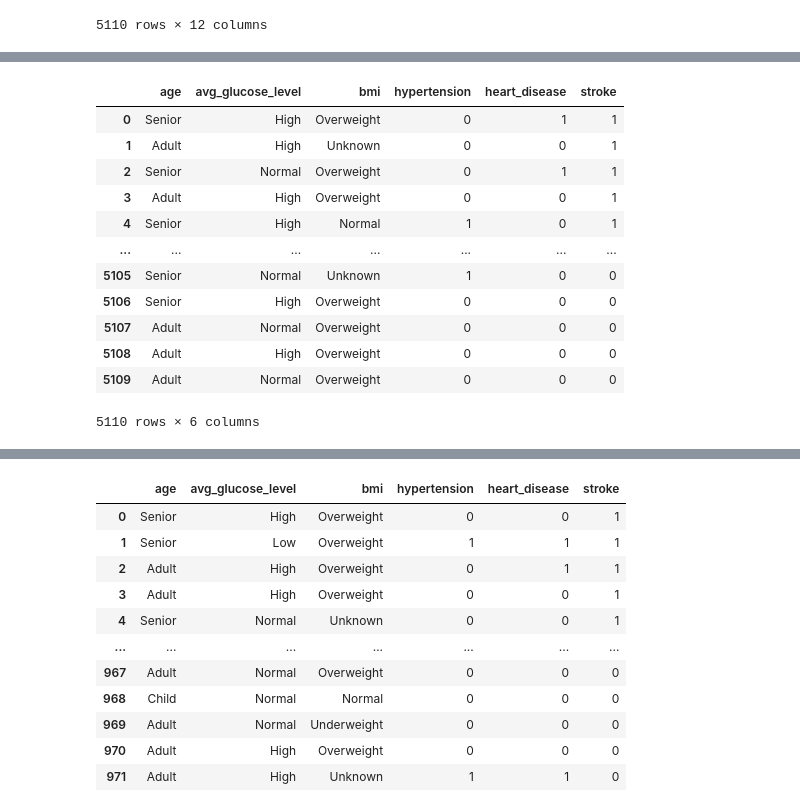
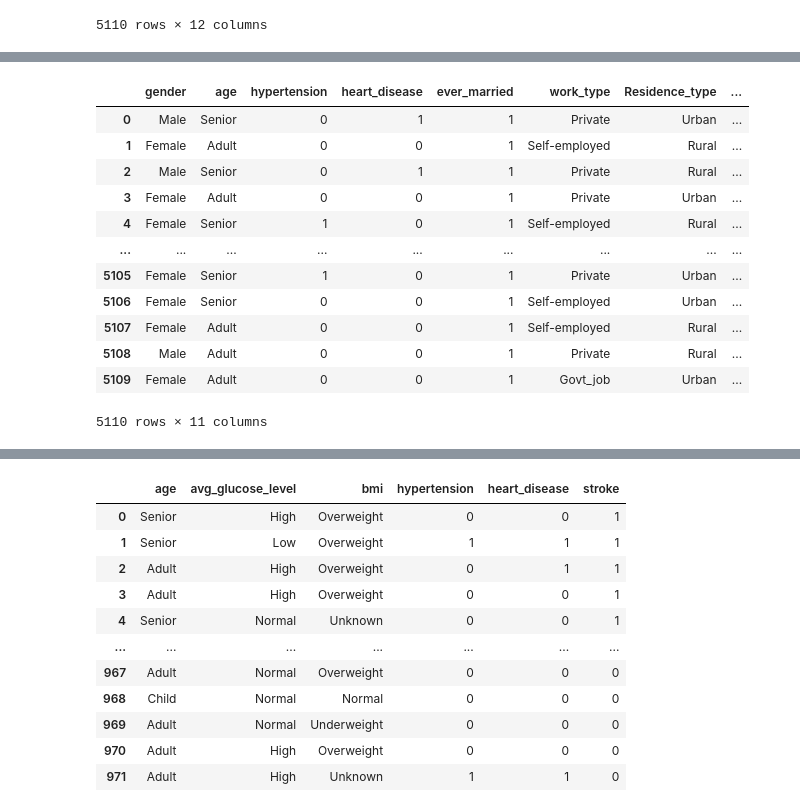
Before and after one commit to CrAvila/IA, a Jupyter notebook: Taller1/IA_Taller_1.ipynb, the cells around one changed output, grey strips where cells are left out. Saved outputs shown, nothing was run; the diff lists cells and outputs as text; code cells hidden in the pictures.

```diff
--- a/Taller1/IA_Taller_1.ipynb
+++ b/Taller1/IA_Taller_1.ipynb
@@ -166,24 +255,24 @@ def process_data(df, variables_to_use):
     processed_dataframe = processed_dataframe[new_columns]
 
     return processed_dataframe
-# %%
-processed_data = process_data(data, variables_to_use)
-
-display(processed_data)
-# %% [output]
-|  | age | avg_glucose_level | bmi | hypertension | heart_disease | stroke |
-| 0 | Senior | High | Overweight | 0 | 1 | 1 |
-| 1 | Adult | High | Unknown | 0 | 0 | 1 |
-| 2 | Senior | Normal | Overweight | 0 | 1 | 1 |
-| 3 | Adult | High | Overweight | 0 | 0 | 1 |
-| 4 | Senior | High | Normal | 1 | 0 | 1 |
-| ... | ... | ... | ... | ... | ... | ... |
-| 5105 | Senior | Normal | Unknown | 1 | 0 | 0 |
-| 5106 | Senior | High | Overweight | 0 | 0 | 0 |
-| 5107 | Adult | Normal | Overweight | 0 | 0 | 0 |
-| 5108 | Adult | High | Overweight | 0 | 0 | 0 |
-| 5109 | Adult | Normal | Overweight | 0 | 0 | 0 |
-5110 rows × 6 columns
+# %%
+processed_data = process_data(data, [col for col in data.columns.tolist() if col != 'id' and col != 'stroke'])
+
+display(processed_data)
+# %% [output]
+|  | gender | age | hypertension | heart_disease | ever_married | work_type | Residence_type | ... |
+| 0 | Male | Senior | 0 | 1 | 1 | Private | Urban | ... |
+| 1 | Female | Adult | 0 | 0 | 1 | Self-employed | Rural | ... |
+| 2 | Male | Senior | 0 | 1 | 1 | Private | Rural | ... |
+| 3 | Female | Adult | 0 | 0 | 1 | Private | Urban | ... |
+| 4 | Female | Senior | 1 | 0 | 1 | Self-employed | Rural | ... |
+| ... | ... | ... | ... | ... | ... | ... | ... | ... |
+| 5105 | Female | Senior | 1 | 0 | 1 | Private | Urban | ... |
+| 5106 | Female | Senior | 0 | 0 | 1 | Self-employed | Urban | ... |
+| 5107 | Female | Adult | 0 | 0 | 1 | Self-employed | Rural | ... |
+| 5108 | Male | Adult | 0 | 0 | 1 | Private | Rural | ... |
+| 5109 | Female | Adult | 0 | 0 | 1 | Govt_job | Urban | ... |
+5110 rows × 11 columns
 # %%
 def split_data(df, test_percentage):
     # Separate data into stroke and no stroke groups
```
Also changed, not shown: parts of 13 cells of this notebook.
